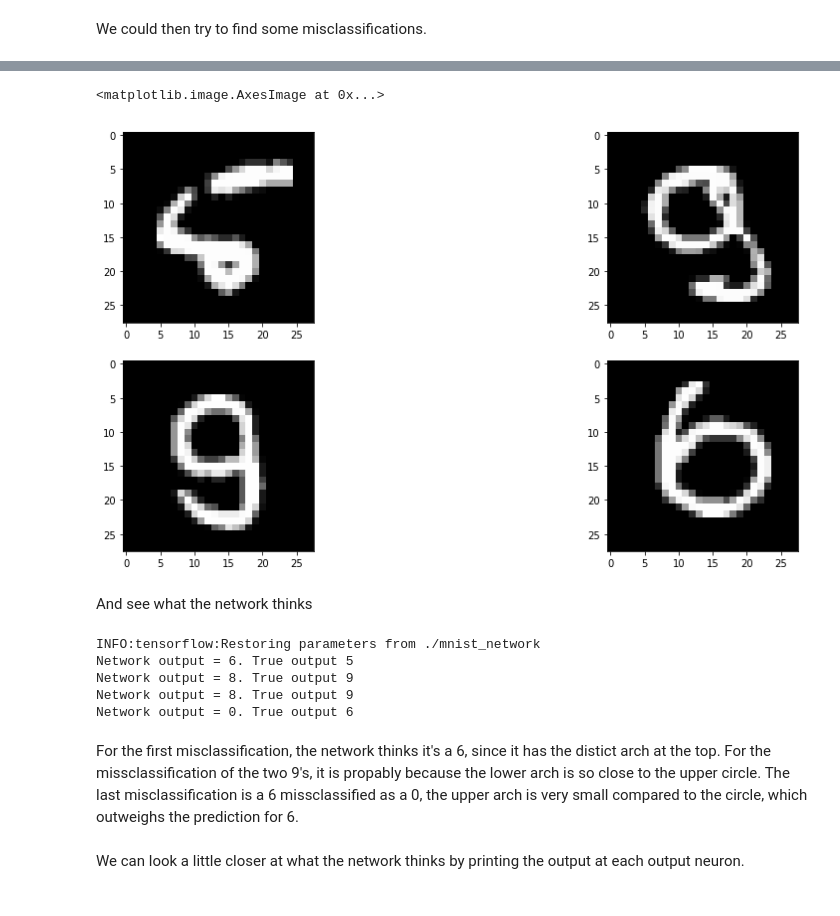
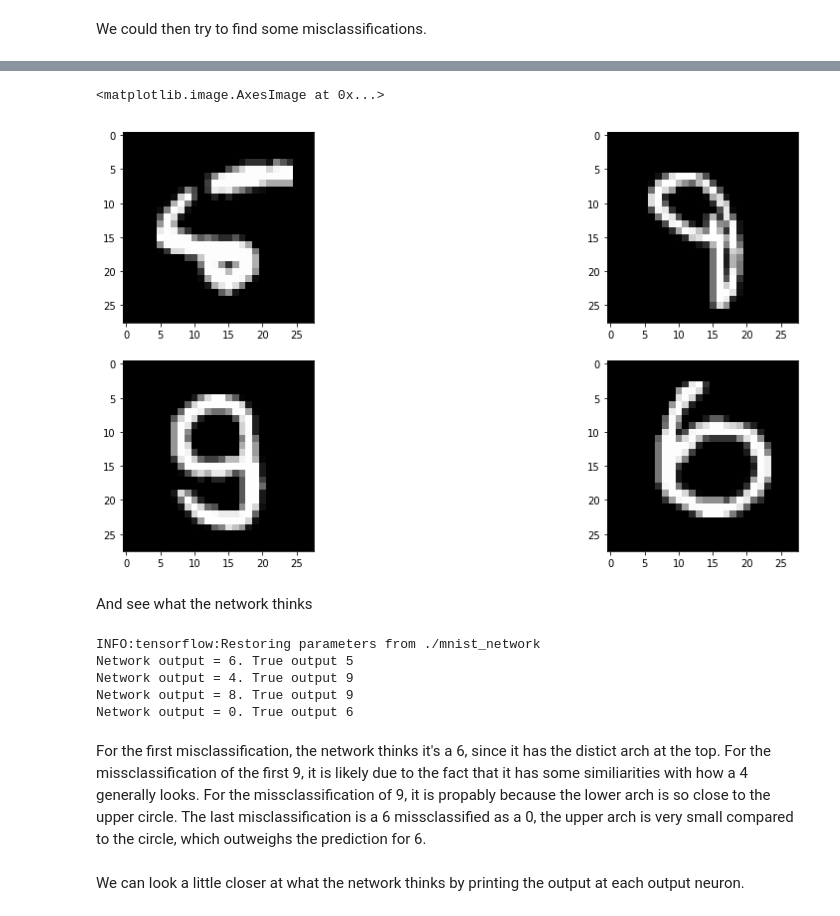
Before and after one commit to A-T-Kristensen/02456-deep-learning, a Jupyter notebook: notebooks/lab1_Introduction/7.EXE_MNIST.ipynb, the cells around one changed output, grey strips where cells are left out. Cells and saved outputs as stored; diff of their text form; code cells hidden in the pictures.

```diff
--- a/notebooks/lab1_Introduction/7.EXE_MNIST.ipynb
+++ b/notebooks/lab1_Introduction/7.EXE_MNIST.ipynb
@@ -518,40 +520,41 @@ INFO:tensorflow:Restoring parameters from ./mnist_network
 # %%
 fig = plt.figure(figsize=(16,12))
 image = mnist_data.test.images[8]
 fig.add_subplot(321)
 plt.imshow(np.reshape(image,[28,28]), interpolation="nearest", cmap="gray")
 
-image = mnist_data.test.images[151]
+image = mnist_data.test.images[193]
 fig.add_subplot(322)
 plt.imshow(np.reshape(image,[28,28]), interpolation="nearest", cmap="gray")
 
 image = mnist_data.test.images[241]
 fig.add_subplot(323)
 plt.imshow(np.reshape(image,[28,28]), interpolation="nearest", cmap="gray")
 
 image = mnist_data.test.images[259]
 fig.add_subplot(324)
 plt.imshow(np.reshape(image,[28,28]), interpolation="nearest", cmap="gray")
 # %% [output]
 <matplotlib.image.AxesImage at 0x...>
-[figure, old version]
+[figure, new version]
 # %% [markdown]
 And see what the network thinks
 # %%
 with tf.Session(config=tf.ConfigProto(gpu_options=gpu_opts)) as sess:
     saver.restore(sess, './mnist_network')
-    for i in [8, 151, 241, 259]:
+    for i in [8, 193, 241, 259]:
         res = pred([mnist_data.test.images[i]], sess)
         print("Network output = {}. True output {}".format(np.argmax(res), np.argmax(mnist_data.test.labels[i])))
 # %% [output]
 INFO:tensorflow:Restoring parameters from ./mnist_network
 Network output = 6. True output 5
-Network output = 8. True output 9
+Network output = 4. True output 9
 Network output = 8. True output 9
 Network output = 0. True output 6
 # %% [markdown]
 For the first misclassification, the network thinks it's a 6, since it has the distict arch at the top.
-For the missclassification of the two 9's, it is propably because the lower arch is so close to the upper circle.
+For the missclassification of the first 9, it is likely due to the fact that it has some similiarities with how a 4 generally looks.
+For the missclassification of 9, it is propably because the lower arch is so close to the upper circle.
 The last misclassification is a 6 missclassified as a 0, the upper arch is very small compared to the circle, which outweighs the prediction for 6.
 # %% [markdown]
 We can look a little closer at what the network thinks by printing the output at each output neuron.
```
Also changed, not shown: parts of 7 cells of this notebook.
